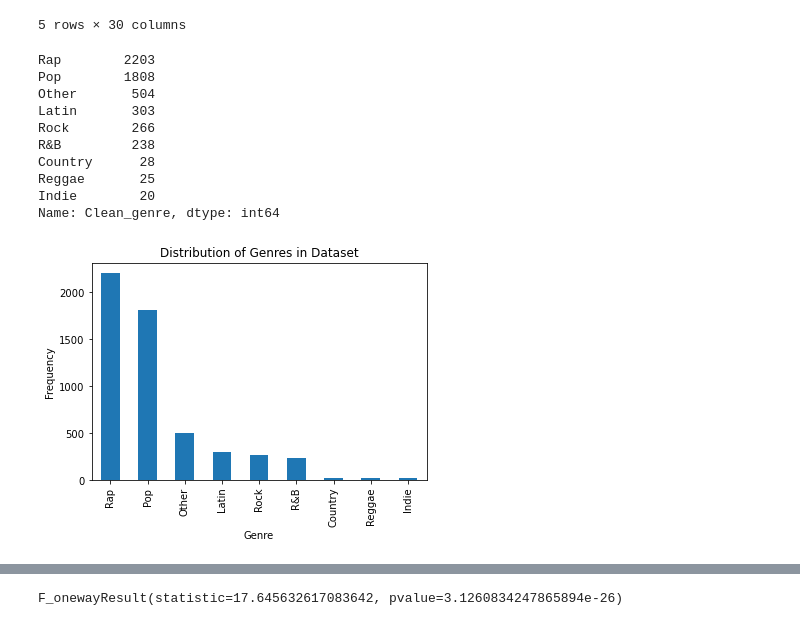
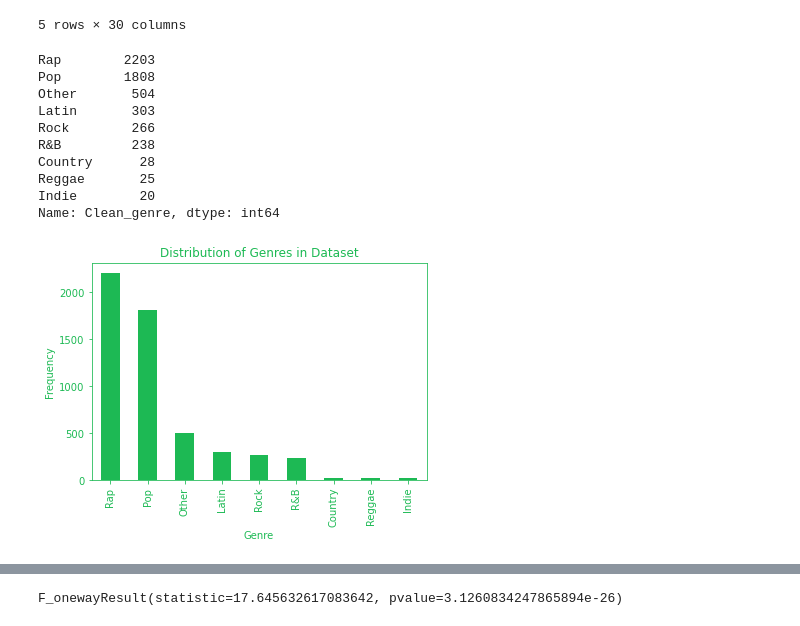
Before and after one commit to johnsilb/Project_1, a Jupyter notebook: Conrad Project 1.ipynb, the cells around one changed output, grey strips where cells are left out. Cells and saved outputs as stored; diff of their text form; code cells hidden in the pictures.

```diff
--- a/Conrad Project 1.ipynb
+++ b/Conrad Project 1.ipynb
@@ -151,24 +155,27 @@ See the caveats in the documentation: https://pandas.pydata.org/pandas-docs/stab
 5 rows × 30 columns
 # %%
 aggregate = pd.value_counts(spotify_global['Clean_genre'].values)
-genreCountBar = aggregate.plot.bar()
-genreCountBar.set_xlabel("Genre")
-genreCountBar.set_ylabel("Frequency")
-genreCountBar.set_title("Distribution of Genres in Dataset")
+genreCountBar = aggregate.plot.bar(color="#1DB954")
+genreCountBar.set_xlabel("Genre",color="#1DB954")
+genreCountBar.set_ylabel("Frequency",color="#1DB954")
+genreCountBar.set_title("Distribution of Genres in Dataset",color="#1DB954")
+genreCountBar.xaxis.label.set_color('#1DB954')
+genreCountBar.tick_params(axis='x', colors='#1DB954')
+genreCountBar.tick_params(axis='y', colors='#1DB954')
 sum = spotify_global["Clean_genre"].value_counts()
 print(sum)
 # %% [output]
 Rap        2203
 Pop        1808
 Other       504
 Latin       303
 Rock        266
 R&B         238
 Country      28
 Reggae       25
 Indie        20
 Name: Clean_genre, dtype: int64
-[figure, old version]
+[figure, new version]
 # %%
 grouped_genre = spotify_global.groupby(["Clean_genre"]).mean()
 genrePopularity = grouped_genre[["Popularity"]]
```
Also changed, not shown: parts of 5 cells of this notebook.
